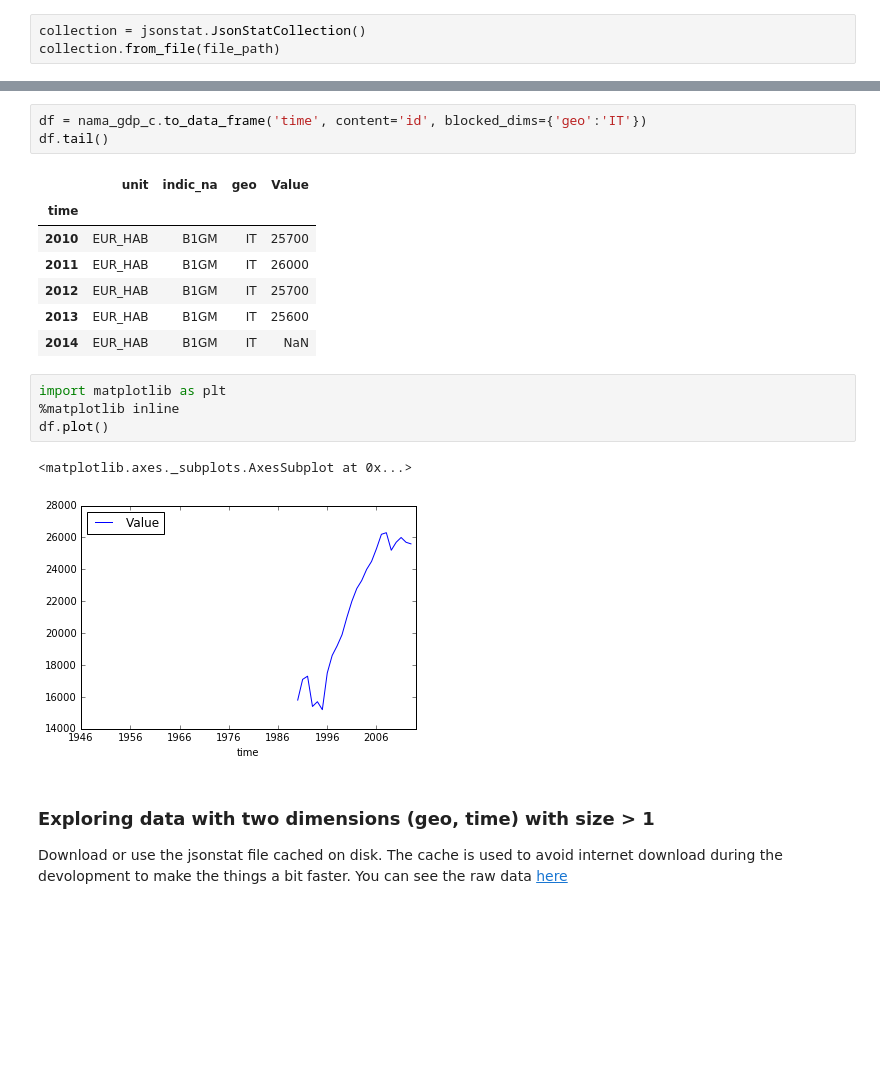
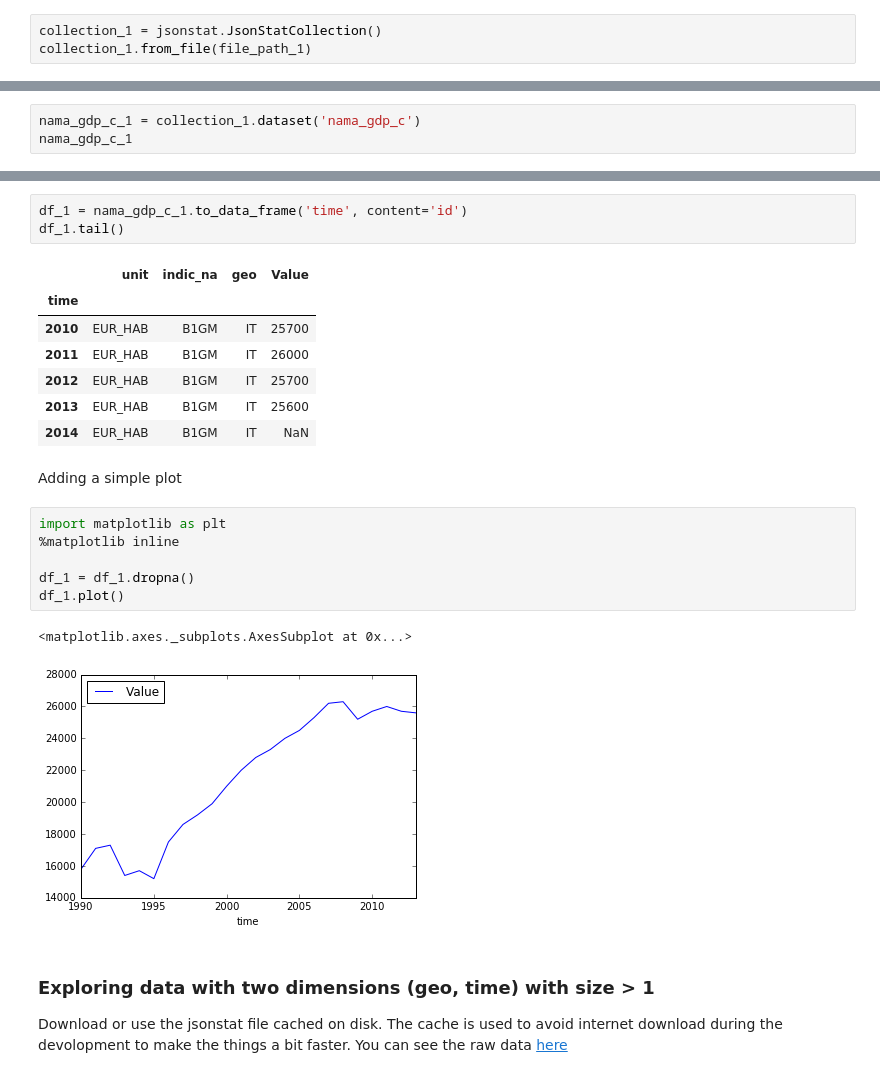
Before and after one commit to 26fe/jsonstat.py, a Jupyter notebook: examples-notebooks/eurostat.ipynb, the cells around one changed output, grey strips where cells are left out. Cells and saved outputs as stored; diff of their text form; blank space fills up the shorter version.

```diff
--- a/examples-notebooks/eurostat.ipynb
+++ b/examples-notebooks/eurostat.ipynb
@@ -33,5 +34,5 @@ Initialize JsonStatCollection and print some info.
 # %%
-collection = jsonstat.JsonStatCollection()
-collection.from_file(file_path)
+collection_1 = jsonstat.JsonStatCollection()
+collection_1.from_file(file_path_1)
 # %% [output]
 0: dataset 'nama_gdp_c'
@@ -49,0 +41,3 @@ size: 69
+# %%
+nama_gdp_c_1 = collection_1.dataset('nama_gdp_c')
+nama_gdp_c_1
@@ -78,6 +83,6 @@ nama_gdp_c.value(time='2012')
 # %%
-df = nama_gdp_c.to_data_frame('time', content='id', blocked_dims={'geo':'IT'})
-df.tail()
+df_1 = nama_gdp_c_1.to_data_frame('time', content='id')
+df_1.tail()
 # %% [output]
 |  | unit | indic_na | geo | Value |
 | time |  |  |  |  |
@@ -86,13 +91,17 @@ df.tail()
 | 2012 | EUR_HAB | B1GM | IT | 25700 |
 | 2013 | EUR_HAB | B1GM | IT | 25600 |
 | 2014 | EUR_HAB | B1GM | IT | NaN |
+# %% [markdown]
+Adding a simple plot
 # %%
 import matplotlib as plt
 %matplotlib inline
-df.plot()
+
+df_1 = df_1.dropna()
+df_1.plot()
 # %% [output]
 <matplotlib.axes._subplots.AxesSubplot at 0x...>
-[figure, old version]
+[figure, new version]
 # %% [markdown]
 ### Exploring data with two dimensions (geo, time) with size > 1
 Download or use the jsonstat file cached on disk. The cache is used to avoid internet download during the devolopment to make the things a bit faster.
```
Also changed, not shown: parts of 19 cells of this notebook, 2 other files.
